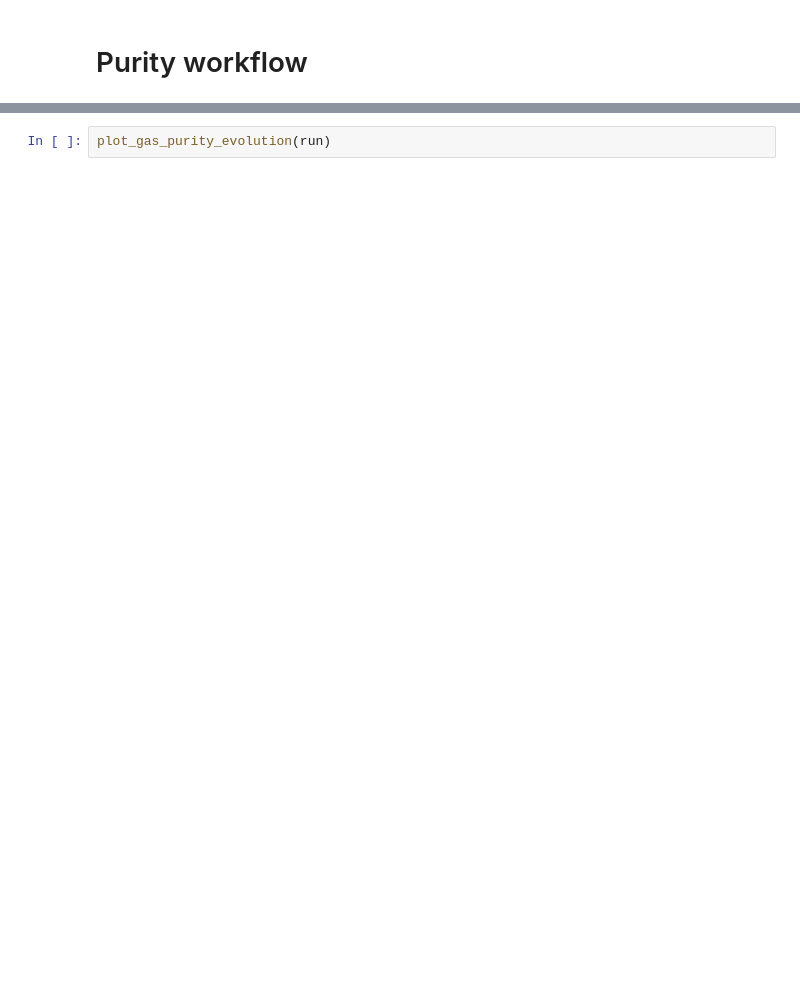
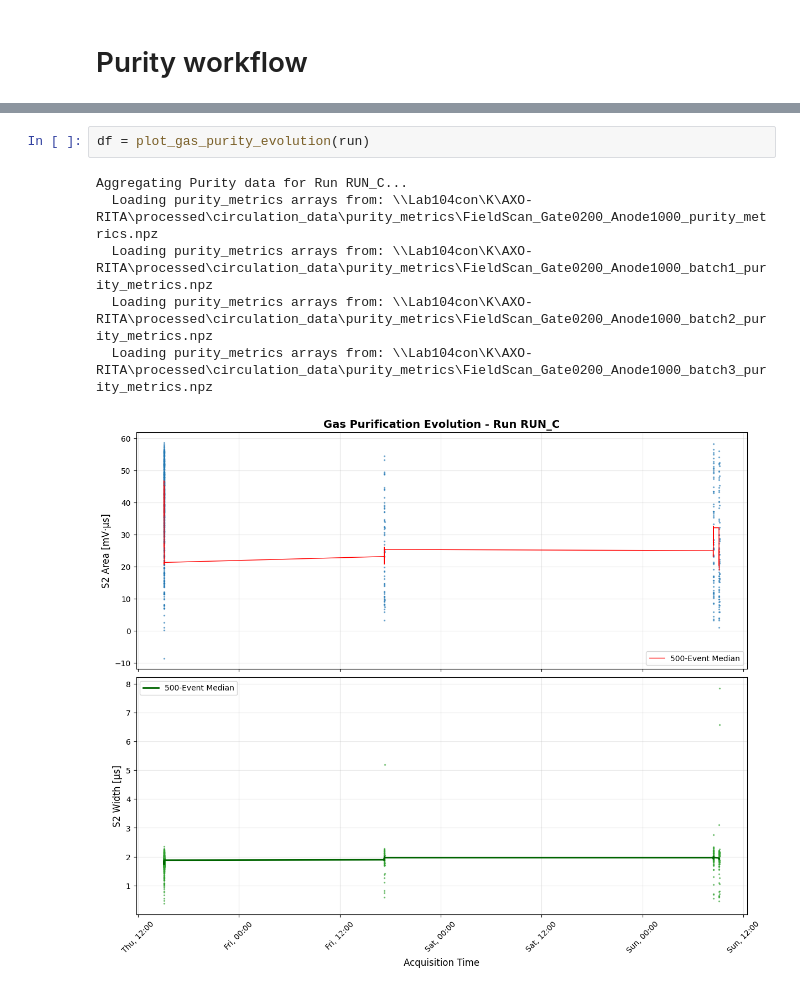
Before and after one commit to proscrite/RaTag, a Jupyter notebook: notebooks/purity_notebook.ipynb, the cells around one changed output, grey strips where cells are left out. Drawn from its saved outputs; the diff is of its cells as text; blank space fills up the shorter version.

```diff
--- a/notebooks/purity_notebook.ipynb
+++ b/notebooks/purity_notebook.ipynb
@@ -52,2 +357,9 @@ Run state:
 # %%
-plot_gas_purity_evolution(run)
+df = plot_gas_purity_evolution(run)
+# %% [output]
+Aggregating Purity data for Run RUN_C...
+  Loading purity_metrics arrays from: \\Lab104con\K\AXO-RITA\processed\circulation_data\purity_metrics\FieldScan_Gate0200_Anode1000_purity_metrics.npz
+  Loading purity_metrics arrays from: \\Lab104con\K\AXO-RITA\processed\circulation_data\purity_metrics\FieldScan_Gate0200_Anode1000_batch1_purity_metrics.npz
+  Loading purity_metrics arrays from: \\Lab104con\K\AXO-RITA\processed\circulation_data\purity_metrics\FieldScan_Gate0200_Anode1000_batch2_purity_metrics.npz
+  Loading purity_metrics arrays from: \\Lab104con\K\AXO-RITA\processed\circulation_data\purity_metrics\FieldScan_Gate0200_Anode1000_batch3_purity_metrics.npz
+[figure, added]
```
Also changed, not shown: parts of 20 cells of this notebook, 2 other files.
